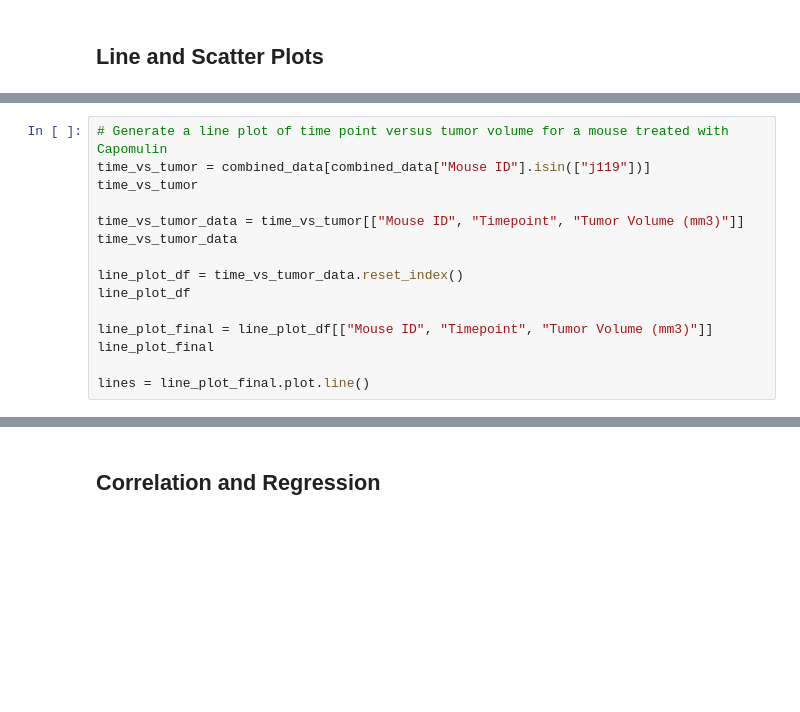
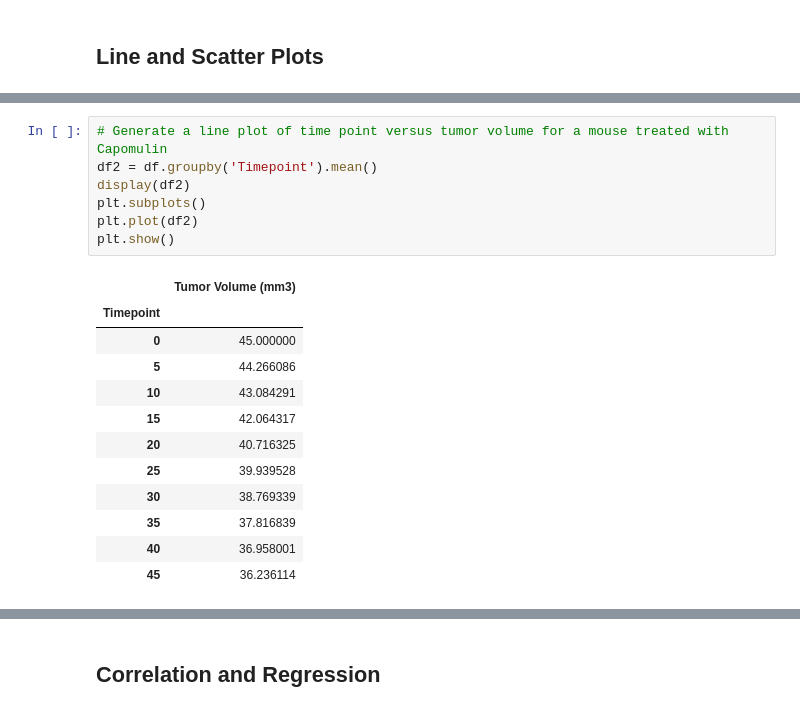
Before and after one commit to rpatel10491/matpilotlab-challenge, a Jupyter notebook: Pymaceuticals/pymaceuticals_starter.ipynb, the cells around one changed output, grey strips where cells are left out. Saved outputs shown, nothing was run; the diff lists cells and outputs as text; blank space fills up the shorter version.

```diff
--- a/Pymaceuticals/pymaceuticals_starter.ipynb
+++ b/Pymaceuticals/pymaceuticals_starter.ipynb
@@ -266,19 +293,23 @@ plt.show()
 # %%
 # Generate a line plot of time point versus tumor volume for a mouse treated with Capomulin
-time_vs_tumor = combined_data[combined_data["Mouse ID"].isin(["j119"])]
-time_vs_tumor
-
-time_vs_tumor_data = time_vs_tumor[["Mouse ID", "Timepoint", "Tumor Volume (mm3)"]]
-time_vs_tumor_data
-
-line_plot_df = time_vs_tumor_data.reset_index()
-line_plot_df
-
-line_plot_final = line_plot_df[["Mouse ID", "Timepoint", "Tumor Volume (mm3)"]]
-line_plot_final
-
-lines = line_plot_final.plot.line()
+df2 = df.groupby('Timepoint').mean()
+display(df2)
+plt.subplots()
+plt.plot(df2)
+plt.show()
 # %% [output]
+|  | Tumor Volume (mm3) |
+| Timepoint |  |
+| 0 | 45.000000 |
+| 5 | 44.266086 |
+| 10 | 43.084291 |
+| 15 | 42.064317 |
+| 20 | 40.716325 |
+| 25 | 39.939528 |
+| 30 | 38.769339 |
+| 35 | 37.816839 |
+| 40 | 36.958001 |
+| 45 | 36.236114 |
 [interactive output not drawn]
 [interactive output not drawn]
 # %%
```
Also changed, not shown: parts of 8 cells of this notebook.
